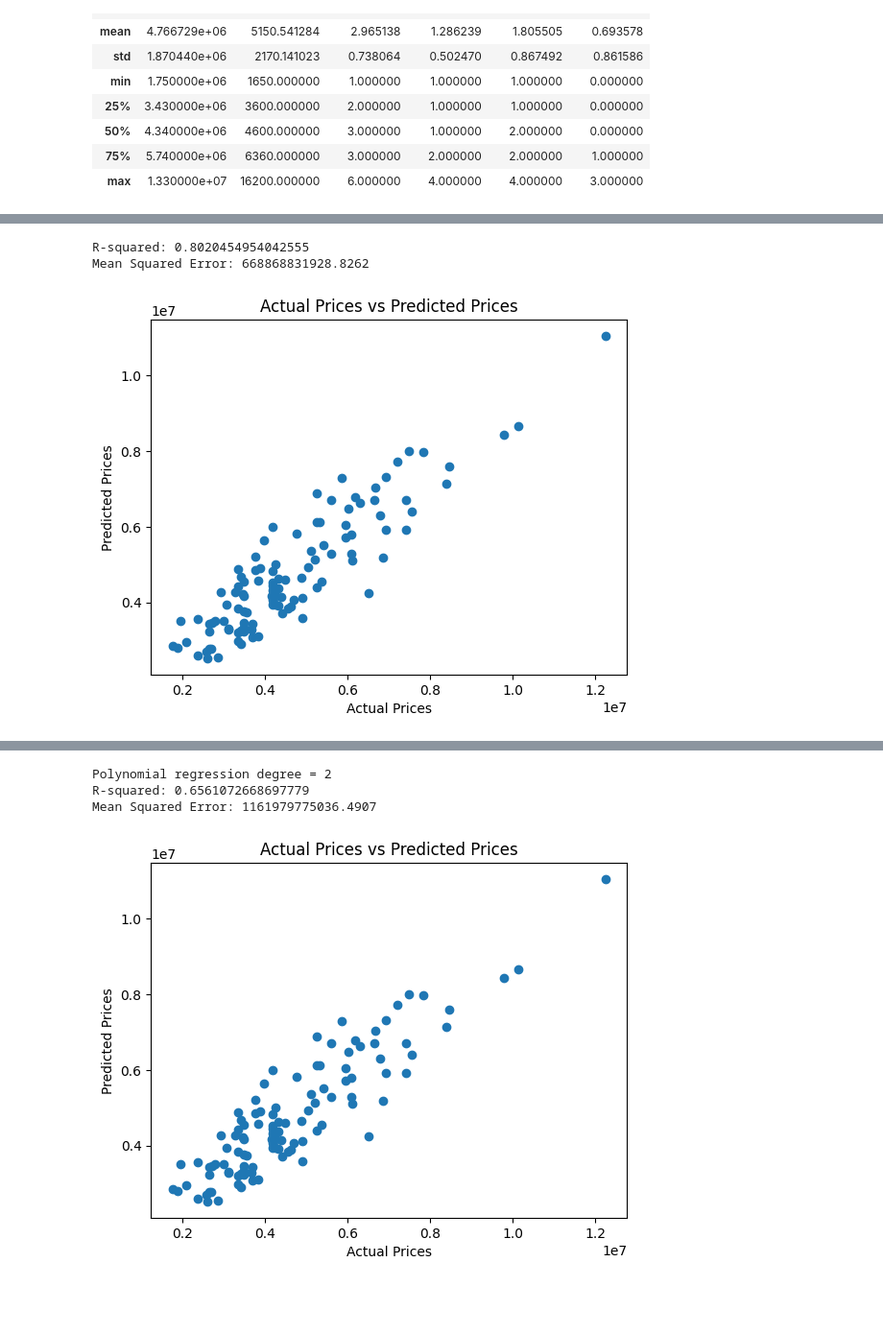
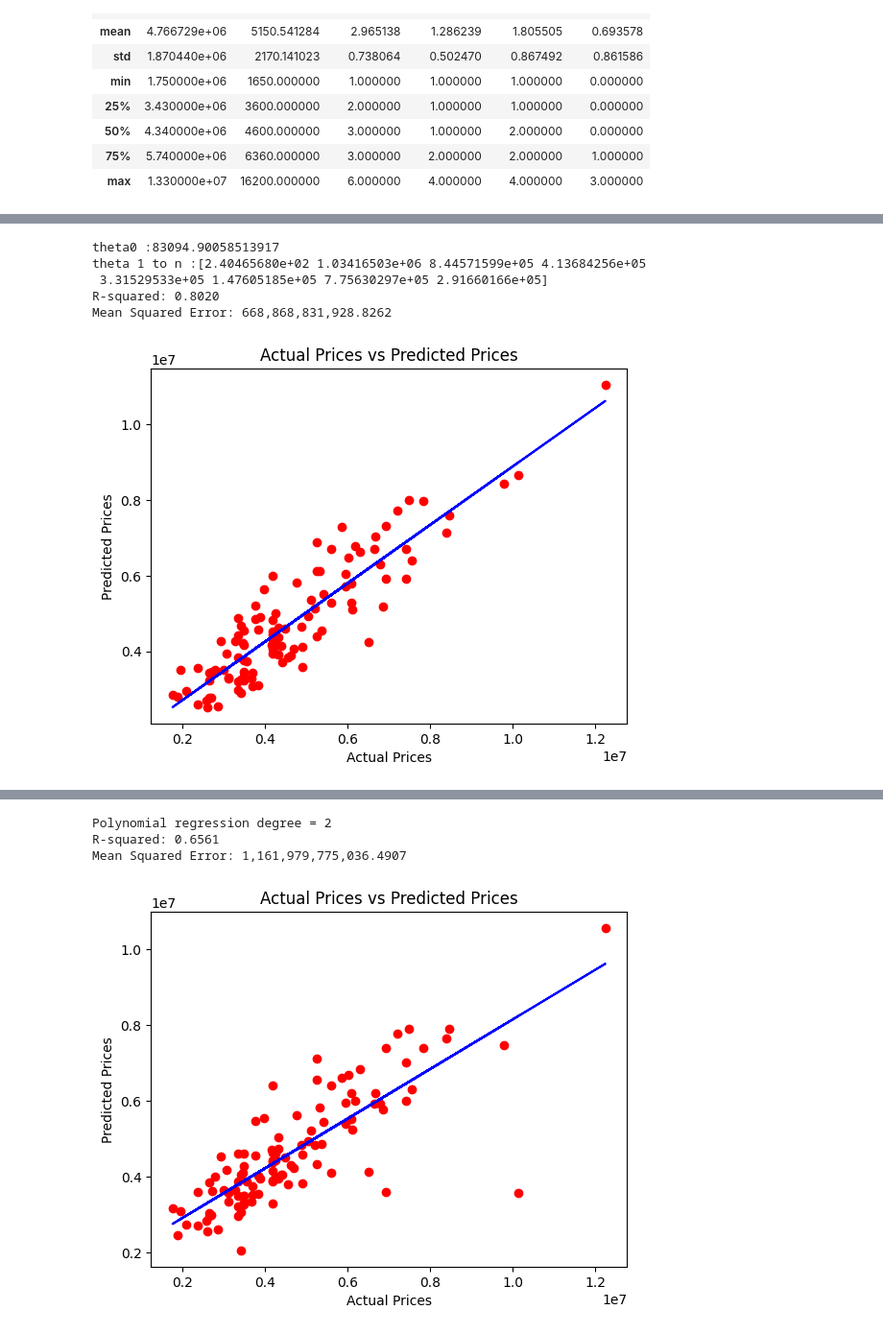
Before and after one commit to panupong-kha/ML, a Jupyter notebook: house_price_predict/house_price_predict.ipynb, the cells around one changed output, grey strips where cells are left out. Shown at 96% size. Saved outputs shown, nothing was run; the diff lists cells and outputs as text; code cells hidden in the pictures; blank space fills up the shorter version.

```diff
--- a/house_price_predict/house_price_predict.ipynb
+++ b/house_price_predict/house_price_predict.ipynb
@@ -103,20 +104,31 @@ model = LinearRegression()
 model.fit(X_train, y_train)
 
 y_pred = model.predict(X_test)
+# c = pd.DataFrame({'Actual':y_test,'Predict':y_pred})
+# c.head()
+print(f'theta0 :{model.intercept_}')
+print(f'theta 1 to n :{model.coef_}')
 r2 = model.score(X_test, y_test)
-print(f'R-squared: {r2}')
+print(f'R-squared: {r2:,.4f}')
 mse = mean_squared_error(y_test, y_pred)
-print(f'Mean Squared Error: {mse}')
+print(f"Mean Squared Error: {mse:,.4f}")
 
-plt.scatter(y_test, y_pred)
+
+
+plt.scatter(y_test, y_pred, color='red')
+m, b = np.polyfit(y_test, y_pred, 1)
+plt.plot(y_test, m*y_test + b, color='blue')
 plt.xlabel("Actual Prices")
 plt.ylabel("Predicted Prices")
 plt.title("Actual Prices vs Predicted Prices")
 plt.show()
 # %% [output]
-R-squared: 0.8020454954042555
-Mean Squared Error: 668868831928.8262
+theta0 :83094.90058513917
+theta 1 to n :[2.40465680e+02 1.03416503e+06 8.44571599e+05 4.13684256e+05
+ 3.31529533e+05 1.47605185e+05 7.75630297e+05 2.91660166e+05]
+R-squared: 0.8020
+Mean Squared Error: 668,868,831,928.8262
-[figure, old version]
+[figure, new version]
 # %%
 """Deploy"""
 pickle.dump(model, open('ml_6610422028.sav','wb') )
@@ -125,29 +137,31 @@ files.download('ml_6610422028.sav')
 [interactive output not drawn]
 [interactive output not drawn]
 # %%
-#Apply polynomial regession with degree = 2 to the data
 from sklearn.preprocessing import PolynomialFeatures
 poly_reg = PolynomialFeatures(degree=2, include_bias=False)
 X_poly = poly_reg.fit_transform(X_train)
 
 pol_reg = LinearRegression()
 pol_reg.fit(X_poly, y_train)
 
 X_test_poly = poly_reg.fit_transform(X_test)
 result = pol_reg.predict(X_test_poly)
 
 print('Polynomial regression degree = 2')
 r2 = pol_reg.score(X_test_poly, y_test)
-print(f'R-squared: {r2}')
+print(f'R-squared: {r2:,.4f}')
 mse = mean_squared_error(y_test, result)
-print(f'Mean Squared Error: {mse}')
-plt.scatter(y_test, y_pred)
+print(f"Mean Squared Error: {mse:,.4f}")
+
+plt.scatter(y_test, result, color='red')
+m, b = np.polyfit(y_test, result, 1)
+plt.plot(y_test, m*y_test + b, color='blue')
 plt.xlabel("Actual Prices")
 plt.ylabel("Predicted Prices")
 plt.title("Actual Prices vs Predicted Prices")
 plt.show()
 # %% [output]
 Polynomial regression degree = 2
-R-squared: 0.6561072668697779
-Mean Squared Error: 1161979775036.4907
+R-squared: 0.6561
+Mean Squared Error: 1,161,979,775,036.4907
-[figure, old version]
+[figure, new version]
```
Also changed, not shown: parts of 2 cells of this notebook.
